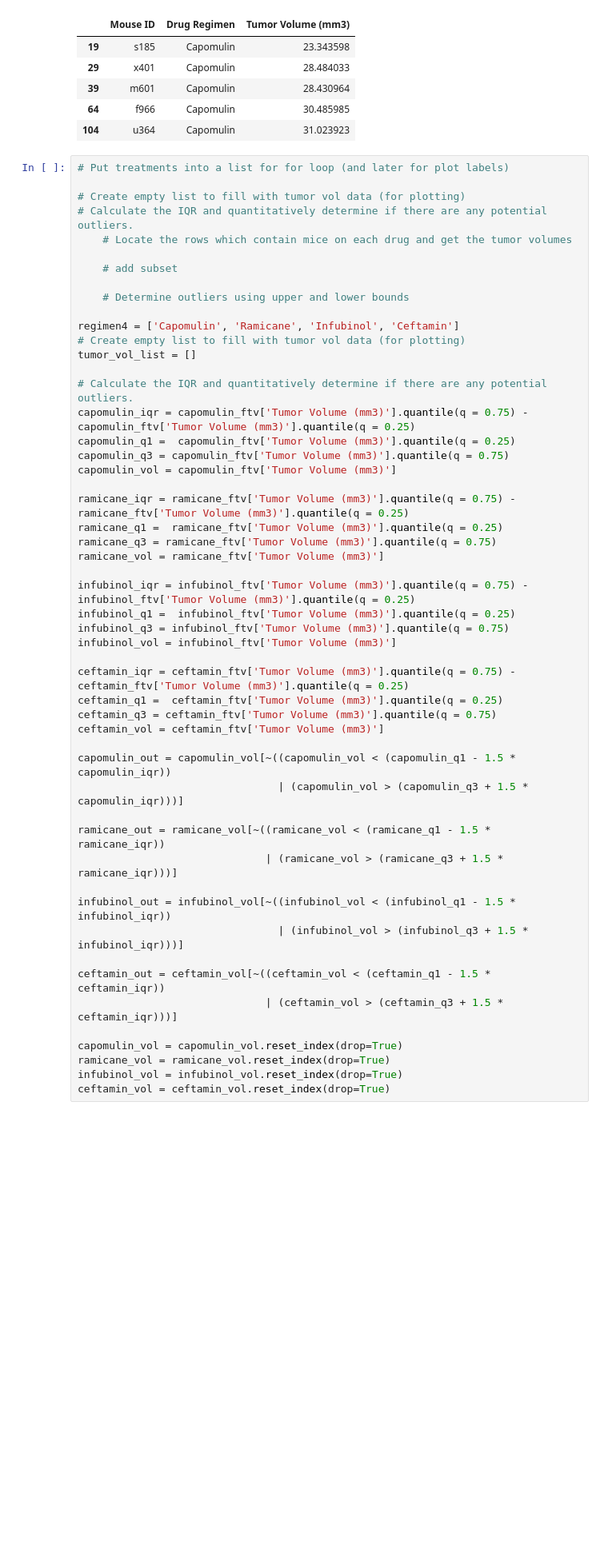
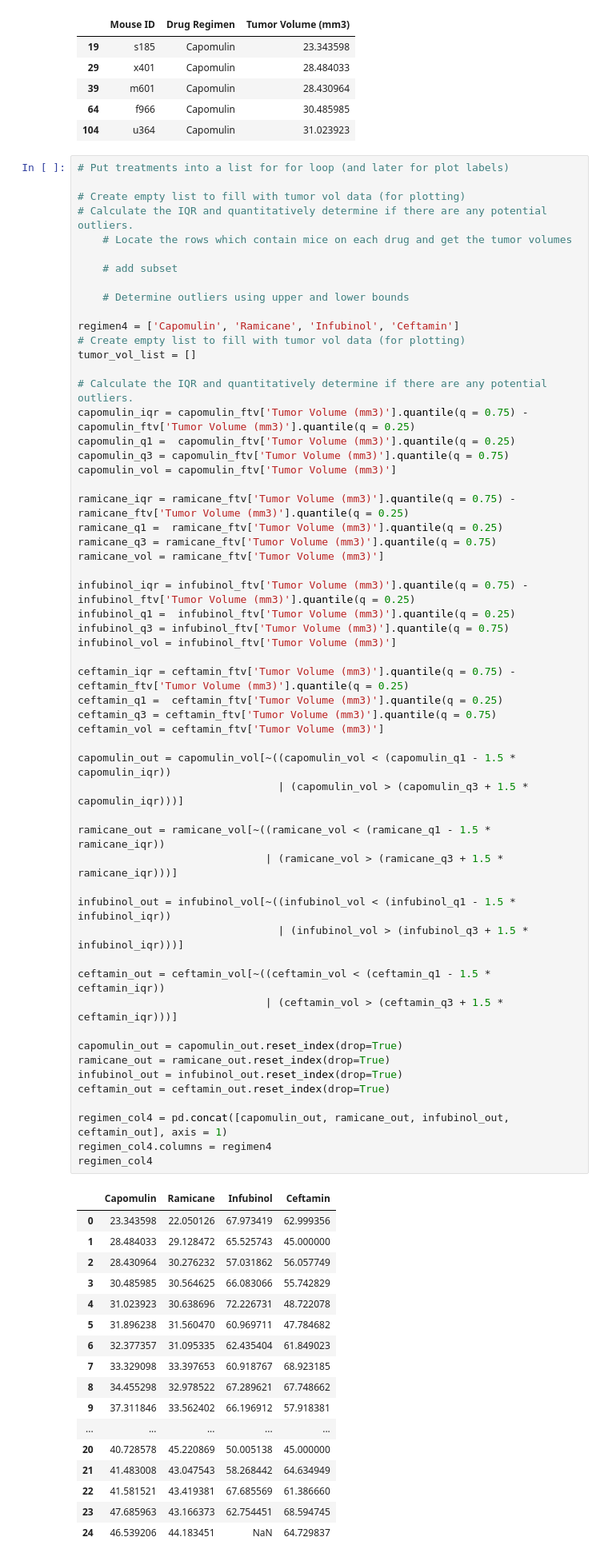
Before and after one commit to SharifahS/Matplotlib-Challenge, a Jupyter notebook: Pymaceuticals/pymaceuticals_starter.ipynb, the cells around one changed output. Shown at 80% size. Cells and saved outputs as stored; diff of their text form; blank space fills up the shorter version.

```diff
--- a/Pymaceuticals/pymaceuticals_starter.ipynb
+++ b/Pymaceuticals/pymaceuticals_starter.ipynb
@@ -240,36 +240,58 @@ capomulin_q1 =  capomulin_ftv['Tumor Volume (mm3)'].quantile(q = 0.25)
 capomulin_q3 = capomulin_ftv['Tumor Volume (mm3)'].quantile(q = 0.75)
 capomulin_vol = capomulin_ftv['Tumor Volume (mm3)']
 
 ramicane_iqr = ramicane_ftv['Tumor Volume (mm3)'].quantile(q = 0.75) - ramicane_ftv['Tumor Volume (mm3)'].quantile(q = 0.25)
 ramicane_q1 =  ramicane_ftv['Tumor Volume (mm3)'].quantile(q = 0.25)
 ramicane_q3 = ramicane_ftv['Tumor Volume (mm3)'].quantile(q = 0.75)
 ramicane_vol = ramicane_ftv['Tumor Volume (mm3)']
 
 infubinol_iqr = infubinol_ftv['Tumor Volume (mm3)'].quantile(q = 0.75) - infubinol_ftv['Tumor Volume (mm3)'].quantile(q = 0.25)
 infubinol_q1 =  infubinol_ftv['Tumor Volume (mm3)'].quantile(q = 0.25)
 infubinol_q3 = infubinol_ftv['Tumor Volume (mm3)'].quantile(q = 0.75)
 infubinol_vol = infubinol_ftv['Tumor Volume (mm3)']
 
 ceftamin_iqr = ceftamin_ftv['Tumor Volume (mm3)'].quantile(q = 0.75) - ceftamin_ftv['Tumor Volume (mm3)'].quantile(q = 0.25)
 ceftamin_q1 =  ceftamin_ftv['Tumor Volume (mm3)'].quantile(q = 0.25)
 ceftamin_q3 = ceftamin_ftv['Tumor Volume (mm3)'].quantile(q = 0.75)
 ceftamin_vol = ceftamin_ftv['Tumor Volume (mm3)']
 
 capomulin_out = capomulin_vol[~((capomulin_vol < (capomulin_q1 - 1.5 * capomulin_iqr))
                                 | (capomulin_vol > (capomulin_q3 + 1.5 * capomulin_iqr)))]
 
 ramicane_out = ramicane_vol[~((ramicane_vol < (ramicane_q1 - 1.5 * ramicane_iqr))
                               | (ramicane_vol > (ramicane_q3 + 1.5 * ramicane_iqr)))]
 
 infubinol_out = infubinol_vol[~((infubinol_vol < (infubinol_q1 - 1.5 * infubinol_iqr))
                                 | (infubinol_vol > (infubinol_q3 + 1.5 * infubinol_iqr)))]
 
 ceftamin_out = ceftamin_vol[~((ceftamin_vol < (ceftamin_q1 - 1.5 * ceftamin_iqr))
                               | (ceftamin_vol > (ceftamin_q3 + 1.5 * ceftamin_iqr)))]
 
-capomulin_vol = capomulin_vol.reset_index(drop=True)
-ramicane_vol = ramicane_vol.reset_index(drop=True)
-infubinol_vol = infubinol_vol.reset_index(drop=True)
-ceftamin_vol = ceftamin_vol.reset_index(drop=True)
+capomulin_out = capomulin_out.reset_index(drop=True)
+ramicane_out = ramicane_out.reset_index(drop=True)
+infubinol_out = infubinol_out.reset_index(drop=True)
+ceftamin_out = ceftamin_out.reset_index(drop=True)
+
+regimen_col4 = pd.concat([capomulin_out, ramicane_out, infubinol_out, ceftamin_out], axis = 1)
+regimen_col4.columns = regimen4
+regimen_col4
+# %% [output]
+|  | Capomulin | Ramicane | Infubinol | Ceftamin |
+| 0 | 23.343598 | 22.050126 | 67.973419 | 62.999356 |
+| 1 | 28.484033 | 29.128472 | 65.525743 | 45.000000 |
+| 2 | 28.430964 | 30.276232 | 57.031862 | 56.057749 |
+| 3 | 30.485985 | 30.564625 | 66.083066 | 55.742829 |
+| 4 | 31.023923 | 30.638696 | 72.226731 | 48.722078 |
+| 5 | 31.896238 | 31.560470 | 60.969711 | 47.784682 |
+| 6 | 32.377357 | 31.095335 | 62.435404 | 61.849023 |
+| 7 | 33.329098 | 33.397653 | 60.918767 | 68.923185 |
+| 8 | 34.455298 | 32.978522 | 67.289621 | 67.748662 |
+| 9 | 37.311846 | 33.562402 | 66.196912 | 57.918381 |
+| ... | ... | ... | ... | ... |
+| 20 | 40.728578 | 45.220869 | 50.005138 | 45.000000 |
+| 21 | 41.483008 | 43.047543 | 58.268442 | 64.634949 |
+| 22 | 41.581521 | 43.419381 | 67.685569 | 61.386660 |
+| 23 | 47.685963 | 43.166373 | 62.754451 | 68.594745 |
+| 24 | 46.539206 | 44.183451 | NaN | 64.729837 |
 # %%
 # Generate a box plot of the final tumor volume of each mouse across four regimens of interest
```
Also changed, not shown: parts of 1 cell of this notebook.
